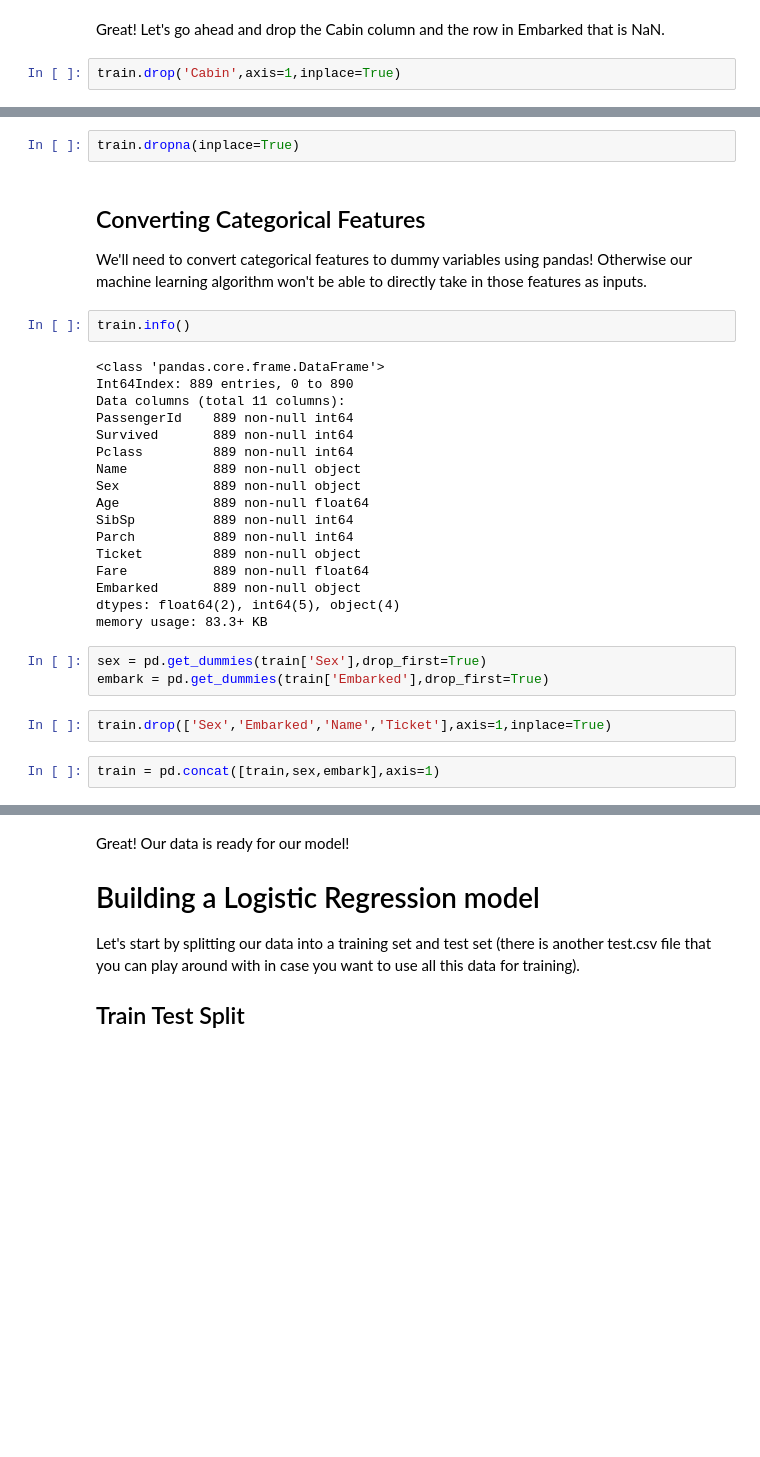
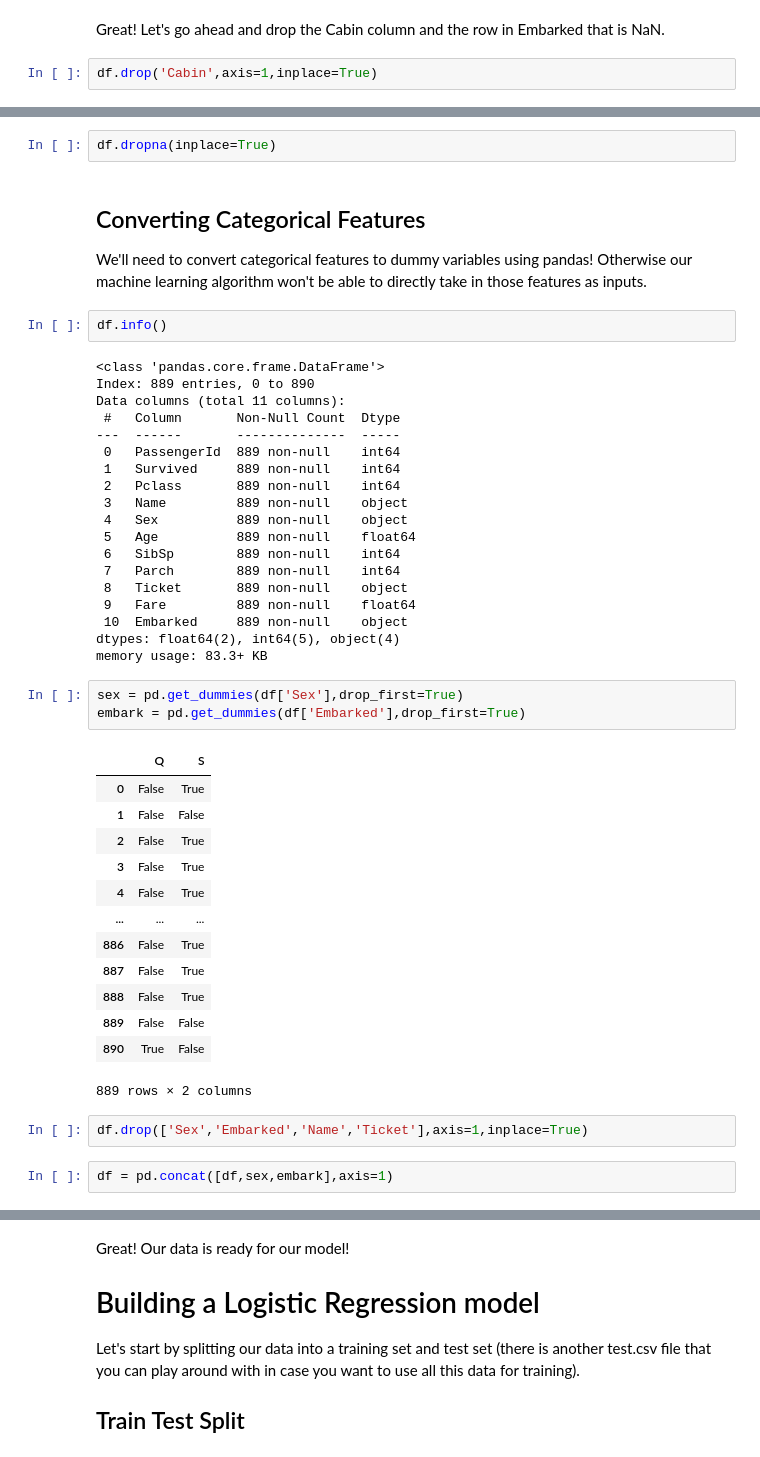
Before and after one commit to mmazurk/data-science-study, a Jupyter notebook: Refactored_Py_DS_ML_Bootcamp-master/13-Logistic-Regression/01-Logistic Regression with Python.ipynb, the cells around one changed output, grey strips where cells are left out. Cells and saved outputs as stored; diff of their text form; blank space fills up the shorter version.

```diff
--- a/Refactored_Py_DS_ML_Bootcamp-master/13-Logistic-Regression/01-Logistic Regression with Python.ipynb
+++ b/Refactored_Py_DS_ML_Bootcamp-master/13-Logistic-Regression/01-Logistic Regression with Python.ipynb
@@ -150,5 +150,5 @@ sns.heatmap(df.isnull(),yticklabels=False,cbar=False,cmap='viridis')
 # %% [markdown]
 Great! Let's go ahead and drop the Cabin column and the row in Embarked that is NaN.
 # %%
-train.drop('Cabin',axis=1,inplace=True)
+df.drop('Cabin',axis=1,inplace=True)
 # %%
@@ -161,35 +161,51 @@ train.head()
 | 3 | 4 | 1 | 1 | Futrelle, Mrs. Jacques Heath (Lil... | female | 35.0 | 1 | 0 | 113803 | 53.1000 | ... |
 | 4 | 5 | 0 | 3 | Allen, Mr. William Henry | male | 35.0 | 0 | 0 | 373450 | 8.0500 | ... |
 # %%
-train.dropna(inplace=True)
+df.dropna(inplace=True)
 # %% [markdown]
 ## Converting Categorical Features
 
 We'll need to convert categorical features to dummy variables using pandas! Otherwise our machine learning algorithm won't be able to directly take in those features as inputs.
 # %%
-train.info()
+df.info()
 # %% [output]
 <class 'pandas.core.frame.DataFrame'>
-Int64Index: 889 entries, 0 to 890
+Index: 889 entries, 0 to 890
 Data columns (total 11 columns):
-PassengerId    889 non-null int64
-Survived       889 non-null int64
-Pclass         889 non-null int64
-Name           889 non-null object
-Sex            889 non-null object
-Age            889 non-null float64
-SibSp          889 non-null int64
-Parch          889 non-null int64
-Ticket         889 non-null object
-Fare           889 non-null float64
-Embarked       889 non-null object
+ #   Column       Non-Null Count  Dtype
+---  ------       --------------  -----
+ 0   PassengerId  889 non-null    int64
+ 1   Survived     889 non-null    int64
+ 2   Pclass       889 non-null    int64
+ 3   Name         889 non-null    object
+ 4   Sex          889 non-null    object
+ 5   Age          889 non-null    float64
+ 6   SibSp        889 non-null    int64
+ 7   Parch        889 non-null    int64
+ 8   Ticket       889 non-null    object
+ 9   Fare         889 non-null    float64
+ 10  Embarked     889 non-null    object
 dtypes: float64(2), int64(5), object(4)
 memory usage: 83.3+ KB
 # %%
-sex = pd.get_dummies(train['Sex'],drop_first=True)
-embark = pd.get_dummies(train['Embarked'],drop_first=True)
+sex = pd.get_dummies(df['Sex'],drop_first=True)
+embark = pd.get_dummies(df['Embarked'],drop_first=True)
+# %% [output]
+|  | Q | S |
+| 0 | False | True |
+| 1 | False | False |
+| 2 | False | True |
+| 3 | False | True |
+| 4 | False | True |
+| ... | ... | ... |
+| 886 | False | True |
+| 887 | False | True |
+| 888 | False | True |
+| 889 | False | False |
+| 890 | True | False |
+889 rows × 2 columns
 # %%
-train.drop(['Sex','Embarked','Name','Ticket'],axis=1,inplace=True)
+df.drop(['Sex','Embarked','Name','Ticket'],axis=1,inplace=True)
 # %%
-train = pd.concat([train,sex,embark],axis=1)
+df = pd.concat([df,sex,embark],axis=1)
 # %%
```
Also changed, not shown: parts of 7 cells of this notebook.
